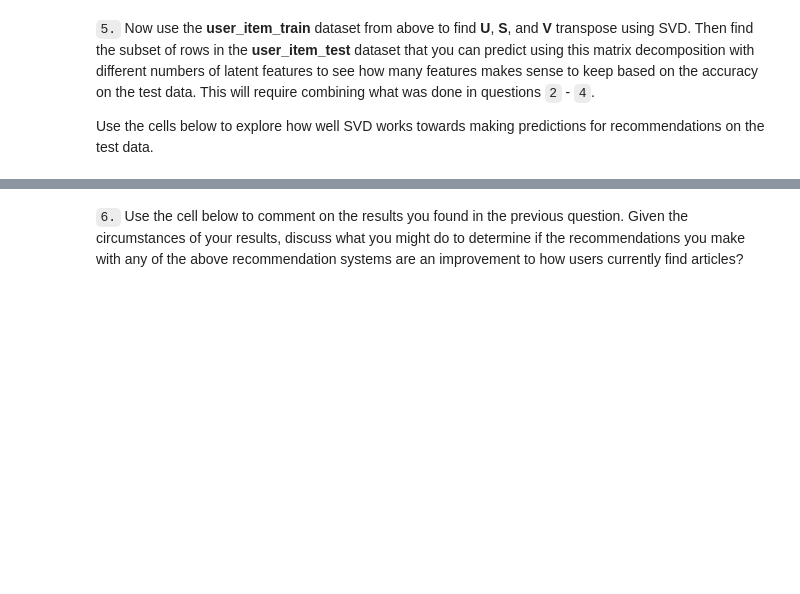
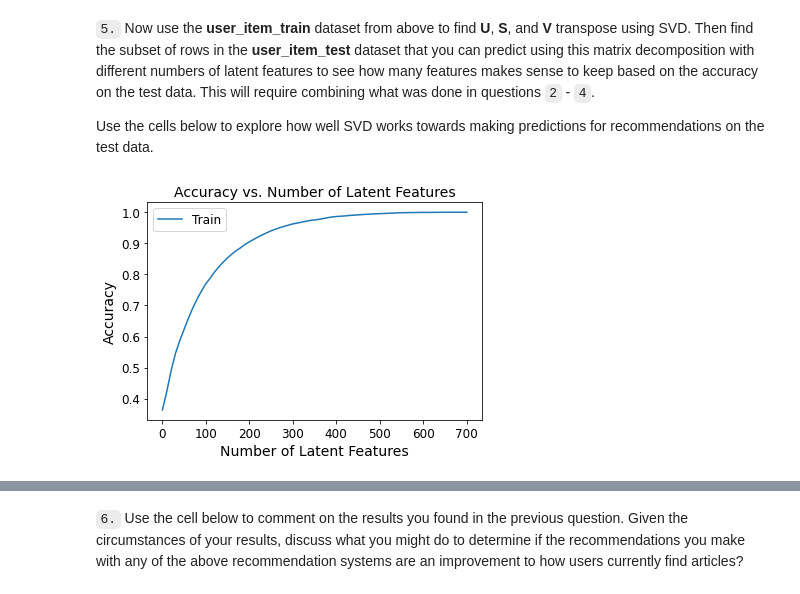
Before and after one commit to SweetAdjPotato/Recommendation_with_IBM, a Jupyter notebook: Recommendations_with_IBM.ipynb, the cells around one changed output, grey strips where cells are left out. Drawn from its saved outputs; the diff is of its cells as text; code cells hidden in the pictures; blank space fills up the shorter version.

```diff
--- a/Recommendations_with_IBM.ipynb
+++ b/Recommendations_with_IBM.ipynb
@@ -814,4 +835,4 @@ t.sol_4_test(sol_4_dict)
 Use the cells below to explore how well SVD works towards making predictions for recommendations on the test data.
 # %%
 # fit SVD on the user_item_train matrix
-u_train, s_train, vt_train = # fit svd similar to above then use the cells below
+u_train, s_train, vt_train = np.linalg.svd(user_item_train) # fit svd similar to above then use the cells below
@@ -820,0 +839,45 @@ u_train, s_train, vt_train = # fit svd similar to above then use the cells below
+# %%
+# Use these cells to see how well you can use the training
+# decomposition to predict on test data
+
+row_idxs = user_item_train.index.isin(test_idx)
+col_idxs = user_item_train.columns.isin(test_arts)
+u_test = u_train[row_idxs, :]
+vt_test = vt_train[:, col_idxs]
+
+user_idxs = user_item_test.index.isin(user_item_train.index)
+user_item_test_20 = user_item_test.loc[user_idxs,:] # users can be predicted in the test data
+num_latent_feats = np.arange(0,700+10,10)
+sum_errs_train = []
+sum_errs_test = []
+
+for k in num_latent_feats:
+    # restructure with k latent features
+    s_train_k, u_train_k, vt_train_k = np.diag(s_train[:k]), u_train[:, :k], vt_train[:k, :]
+    u_test_k, vt_test_k = u_test[:, :k], vt_test[:k, :]
+
+    # take dot product
+    user_item_train_preds = np.around(np.dot(np.dot(u_train_k, s_train_k), vt_train_k))
+    user_item_test_preds = np.around(np.dot(np.dot(u_test_k, s_train_k), vt_test_k))
+
+    # compute error for each prediction to actual value
+    diffs_train = np.subtract(user_item_train, user_item_train_preds)
+    diffs_test = np.subtract(user_item_test_20, user_item_test_preds)
+
+    # total errors and keep track of them
+    err_train = np.sum(np.sum(np.abs(diffs_train)))
+    err_test = np.sum(np.sum(np.abs(diffs_test)))
+
+    sum_errs_train.append(err_train)
+    sum_errs_test.append(err_test)
+# %%
+plt.plot(num_latent_feats, 1 - np.array(sum_errs_train)/df.shape[0] , label='Train')
+plt.title('Accuracy vs. Number of Latent Features', fontsize=14)
+plt.xlabel('Number of Latent Features', fontsize=14)
+plt.ylabel('Accuracy', fontsize=14)
+plt.xticks(fontsize=12)
+plt.yticks(fontsize=12)
+plt.legend(['Train'], prop={"size":12})
+plt.show()
+# %% [output]
+[figure, added]
```
Also changed, not shown: parts of 32 cells of this notebook.
